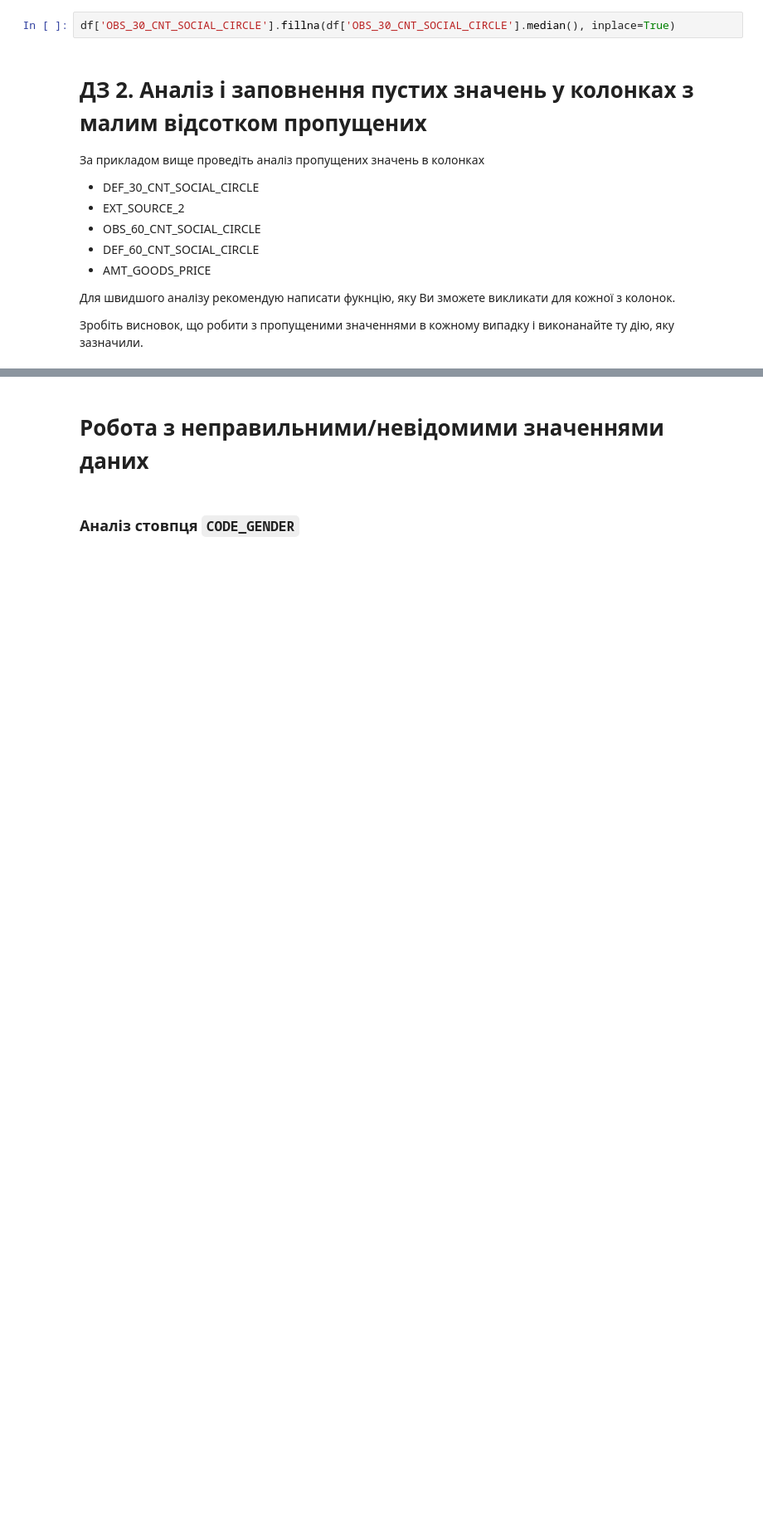
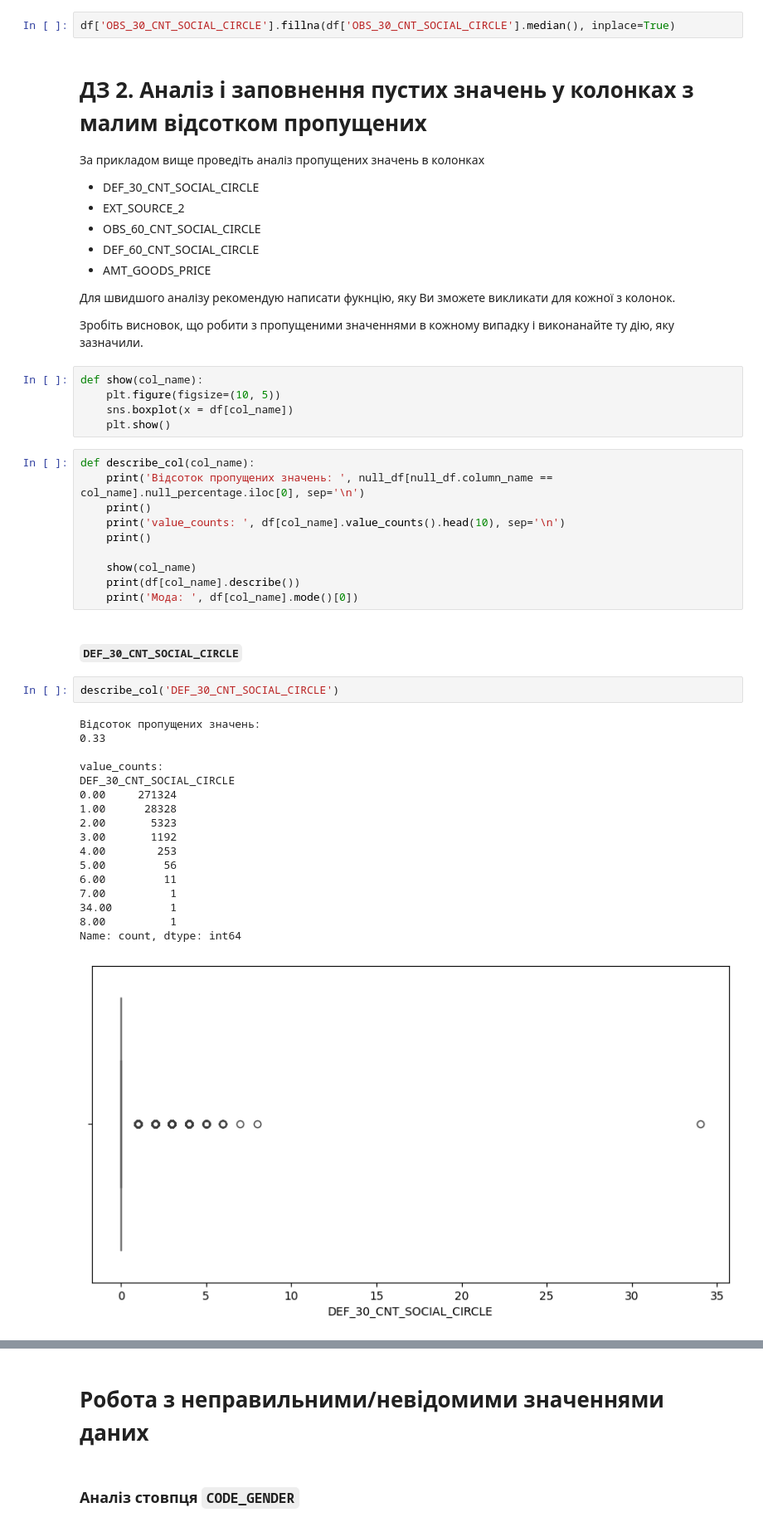
Before and after one commit to YelizavetaP/ml_tasks, a Jupyter notebook: lectures/1_Credit_EDA.ipynb, the cells around one changed output, grey strips where cells are left out. Shown at 83% size. Drawn from its saved outputs; the diff is of its cells as text; blank space fills up the shorter version.

```diff
--- a/lectures/1_Credit_EDA.ipynb
+++ b/lectures/1_Credit_EDA.ipynb
@@ -524,3 +857,40 @@ df['OBS_30_CNT_SOCIAL_CIRCLE'].fillna(df['OBS_30_CNT_SOCIAL_CIRCLE'].median(), i
 Для швидшого аналізу рекомендую написати фукнцію, яку Ви зможете викликати для кожної з колонок.
 
 Зробіть висновок, що робити з пропущеними значеннями в кожному випадку і виконанайте ту дію, яку зазначили.
+# %%
+def show(col_name):
+    plt.figure(figsize=(10, 5))
+    sns.boxplot(x = df[col_name])
+    plt.show()
+# %%
+def describe_col(col_name):
+    print('Відсоток пропущених значень: ', null_df[null_df.column_name == col_name].null_percentage.iloc[0], sep='\n')
+    print()
+    print('value_counts: ', df[col_name].value_counts().head(10), sep='\n')
+    print()
+
+    show(col_name)
+    print(df[col_name].describe())
+    print('Мода: ', df[col_name].mode()[0])
+# %% [markdown]
+#### `DEF_30_CNT_SOCIAL_CIRCLE`
+# %%
+describe_col('DEF_30_CNT_SOCIAL_CIRCLE')
+# %% [output]
+Відсоток пропущених значень:
+0.33
+
+value_counts:
+DEF_30_CNT_SOCIAL_CIRCLE
+0.00     271324
+1.00      28328
+2.00       5323
+3.00       1192
+4.00        253
+5.00         56
+6.00         11
+7.00          1
+34.00         1
+8.00          1
+Name: count, dtype: int64
+[figure, added]
```
Also changed, not shown: parts of 78 cells of this notebook.
